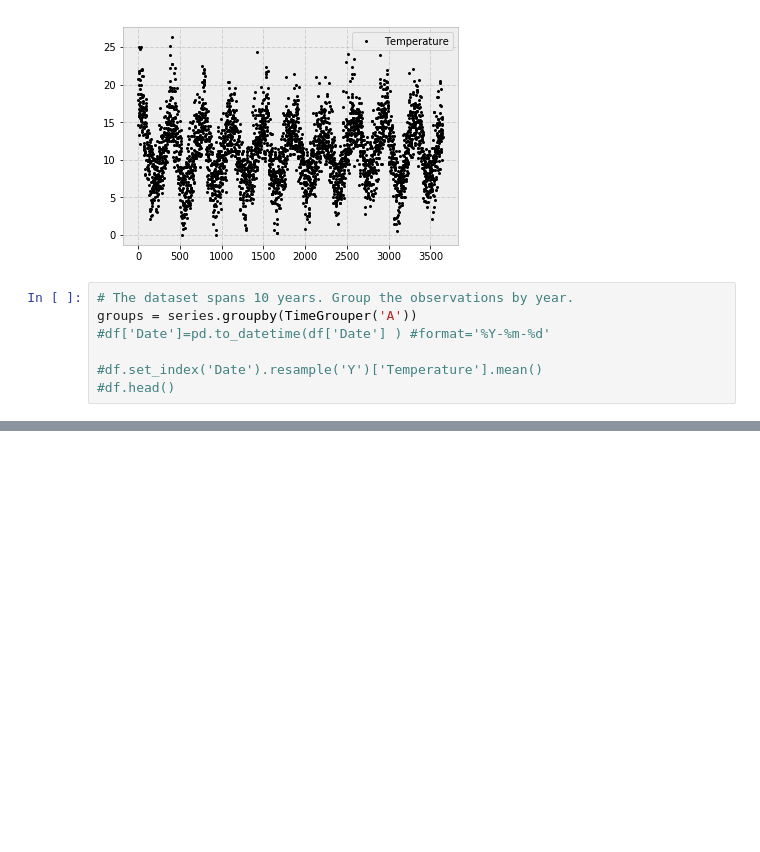
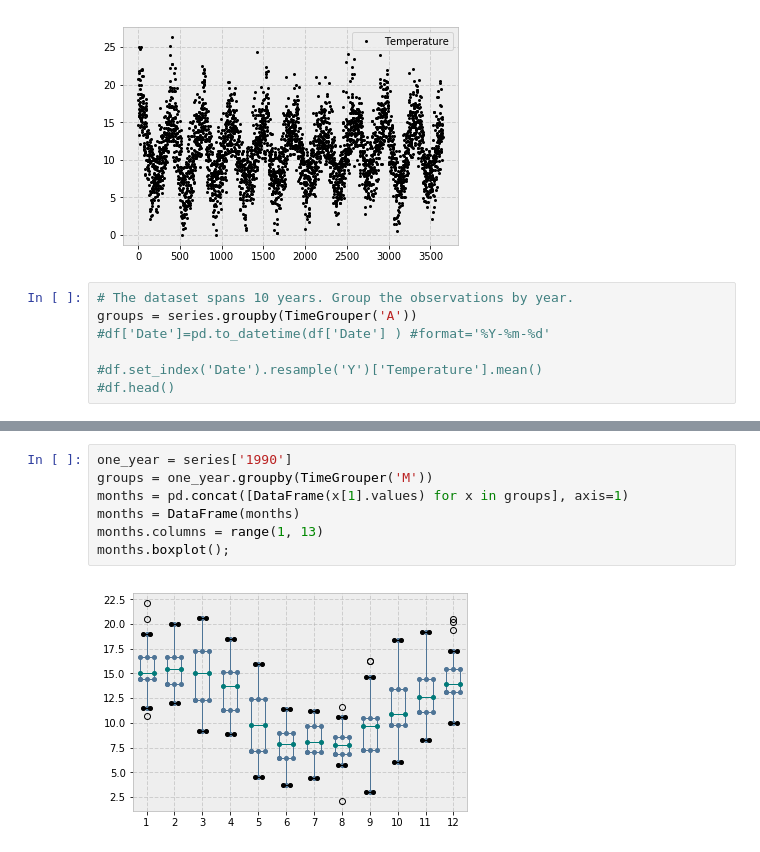
Before and after one commit to milindnirgun/pycharts, a Jupyter notebook: TimeSeries.ipynb, the cells around one changed output, grey strips where cells are left out. Drawn from its saved outputs; the diff is of its cells as text; blank space fills up the shorter version.

```diff
--- a/TimeSeries.ipynb
+++ b/TimeSeries.ipynb
@@ -50,0 +55,9 @@ AttributeError: 'Series' object has no attribute 'grouper'
+# %%
+one_year = series['1990']
+groups = one_year.groupby(TimeGrouper('M'))
+months = pd.concat([DataFrame(x[1].values) for x in groups], axis=1)
+months = DataFrame(months)
+months.columns = range(1, 13)
+months.boxplot();
+# %% [output]
+[figure, added]
```
Also changed, not shown: parts of 6 cells of this notebook.
